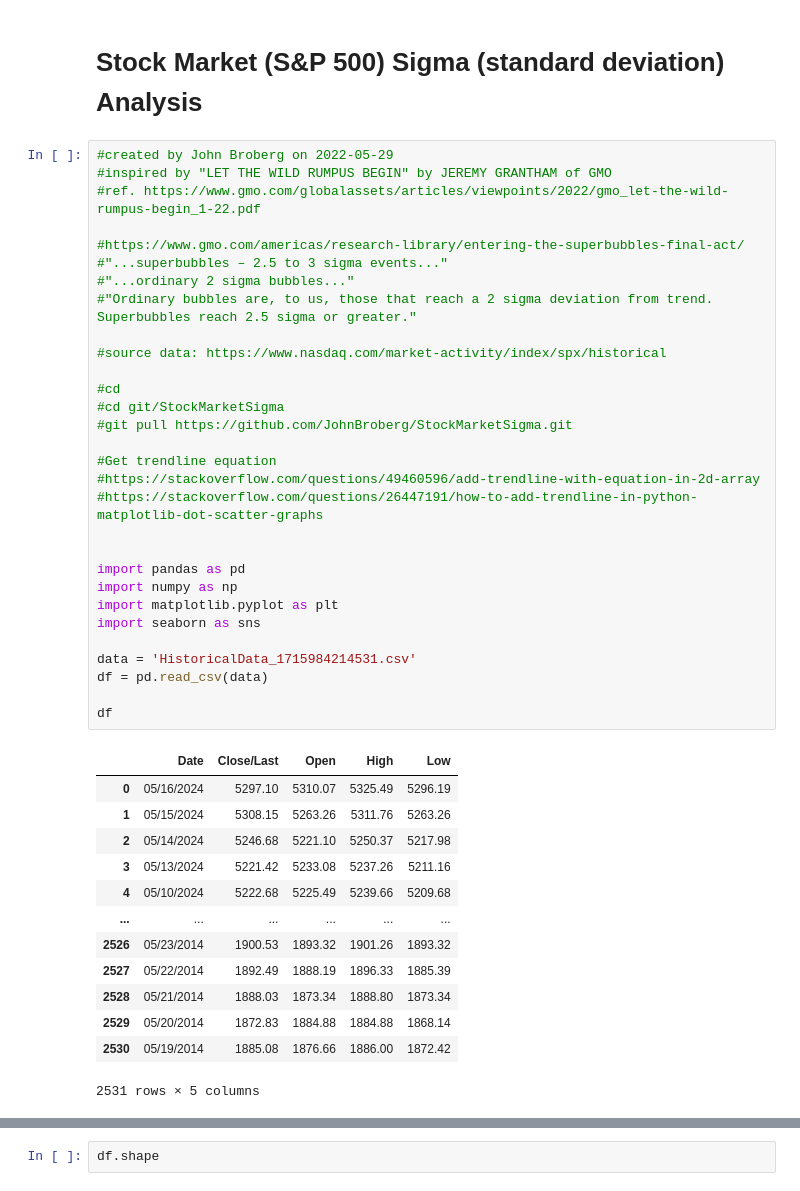
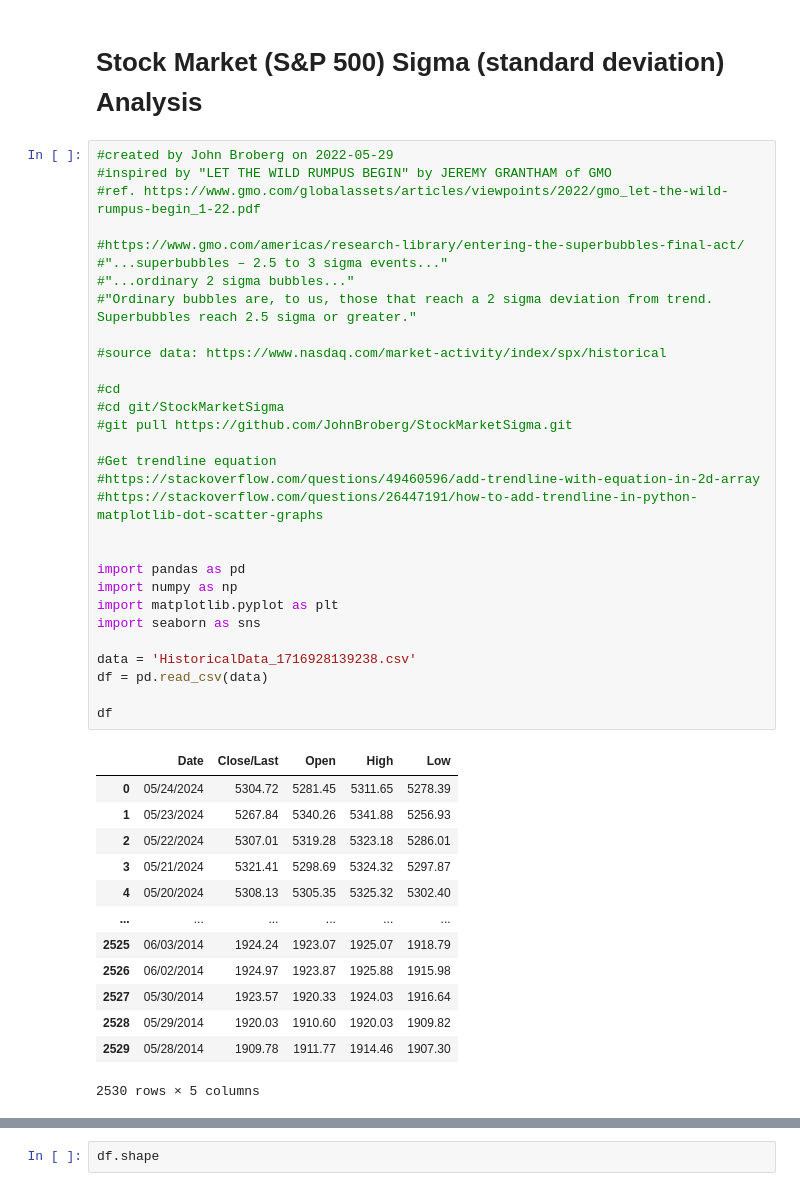
Before and after one commit to JohnBroberg/StockMarketSigma, a Jupyter notebook: StockMarketSigma.ipynb, the cells around one changed output, grey strips where cells are left out. Drawn from its saved outputs; the diff is of its cells as text.

```diff
--- a/StockMarketSigma.ipynb
+++ b/StockMarketSigma.ipynb
@@ -4,46 +4,46 @@
 #created by John Broberg on 2022-05-29
 #inspired by "LET THE WILD RUMPUS BEGIN" by JEREMY GRANTHAM of GMO
 #ref. https://www.gmo.com/globalassets/articles/viewpoints/2022/gmo_let-the-wild-rumpus-begin_1-22.pdf
 
 #https://www.gmo.com/americas/research-library/entering-the-superbubbles-final-act/
 #"...superbubbles – 2.5 to 3 sigma events..."
 #"...ordinary 2 sigma bubbles..."
 #"Ordinary bubbles are, to us, those that reach a 2 sigma deviation from trend. Superbubbles reach 2.5 sigma or greater."
 
 #source data: https://www.nasdaq.com/market-activity/index/spx/historical
 
 #cd
 #cd git/StockMarketSigma
 #git pull https://github.com/JohnBroberg/StockMarketSigma.git
 
 #Get trendline equation
 #https://stackoverflow.com/questions/49460596/add-trendline-with-equation-in-2d-array
 #https://stackoverflow.com/questions/26447191/how-to-add-trendline-in-python-matplotlib-dot-scatter-graphs
 
 
 import pandas as pd
 import numpy as np
 import matplotlib.pyplot as plt
 import seaborn as sns
 
-data = 'HistoricalData_1715984214531.csv'
+data = 'HistoricalData_1716928139238.csv'
 df = pd.read_csv(data)
 
 df
 # %% [output]
 |  | Date | Close/Last | Open | High | Low |
-| 0 | 05/16/2024 | 5297.10 | 5310.07 | 5325.49 | 5296.19 |
-| 1 | 05/15/2024 | 5308.15 | 5263.26 | 5311.76 | 5263.26 |
-| 2 | 05/14/2024 | 5246.68 | 5221.10 | 5250.37 | 5217.98 |
-| 3 | 05/13/2024 | 5221.42 | 5233.08 | 5237.26 | 5211.16 |
-| 4 | 05/10/2024 | 5222.68 | 5225.49 | 5239.66 | 5209.68 |
+| 0 | 05/24/2024 | 5304.72 | 5281.45 | 5311.65 | 5278.39 |
+| 1 | 05/23/2024 | 5267.84 | 5340.26 | 5341.88 | 5256.93 |
+| 2 | 05/22/2024 | 5307.01 | 5319.28 | 5323.18 | 5286.01 |
+| 3 | 05/21/2024 | 5321.41 | 5298.69 | 5324.32 | 5297.87 |
+| 4 | 05/20/2024 | 5308.13 | 5305.35 | 5325.32 | 5302.40 |
 | ... | ... | ... | ... | ... | ... |
-| 2526 | 05/23/2014 | 1900.53 | 1893.32 | 1901.26 | 1893.32 |
-| 2527 | 05/22/2014 | 1892.49 | 1888.19 | 1896.33 | 1885.39 |
-| 2528 | 05/21/2014 | 1888.03 | 1873.34 | 1888.80 | 1873.34 |
-| 2529 | 05/20/2014 | 1872.83 | 1884.88 | 1884.88 | 1868.14 |
-| 2530 | 05/19/2014 | 1885.08 | 1876.66 | 1886.00 | 1872.42 |
+| 2525 | 06/03/2014 | 1924.24 | 1923.07 | 1925.07 | 1918.79 |
+| 2526 | 06/02/2014 | 1924.97 | 1923.87 | 1925.88 | 1915.98 |
+| 2527 | 05/30/2014 | 1923.57 | 1920.33 | 1924.03 | 1916.64 |
+| 2528 | 05/29/2014 | 1920.03 | 1910.60 | 1920.03 | 1909.82 |
+| 2529 | 05/28/2014 | 1909.78 | 1911.77 | 1914.46 | 1907.30 |
-2531 rows × 5 columns
+2530 rows × 5 columns
 # %%
 df.describe()
 # %% [output]
```
Also changed, not shown: parts of 14 cells of this notebook, 2 other files.
